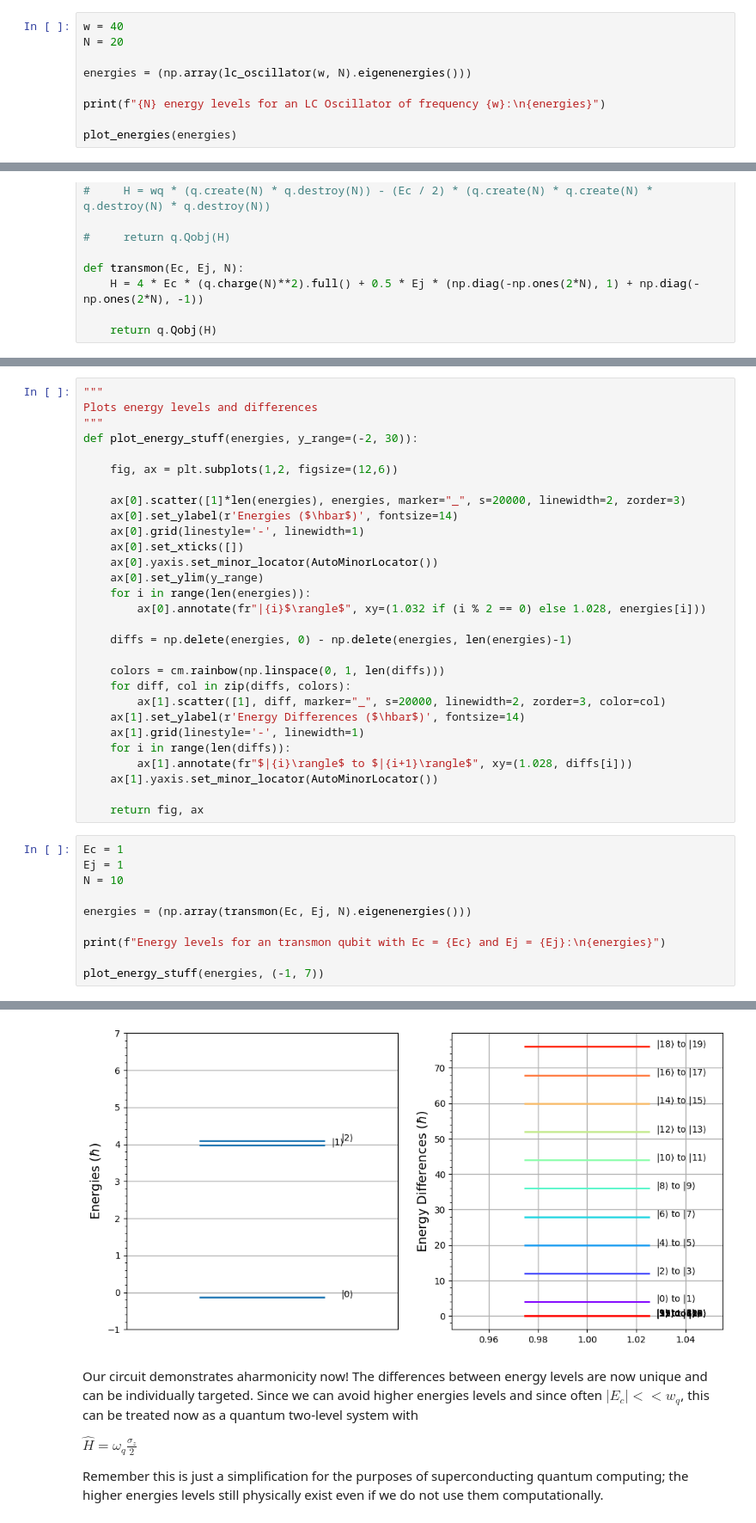
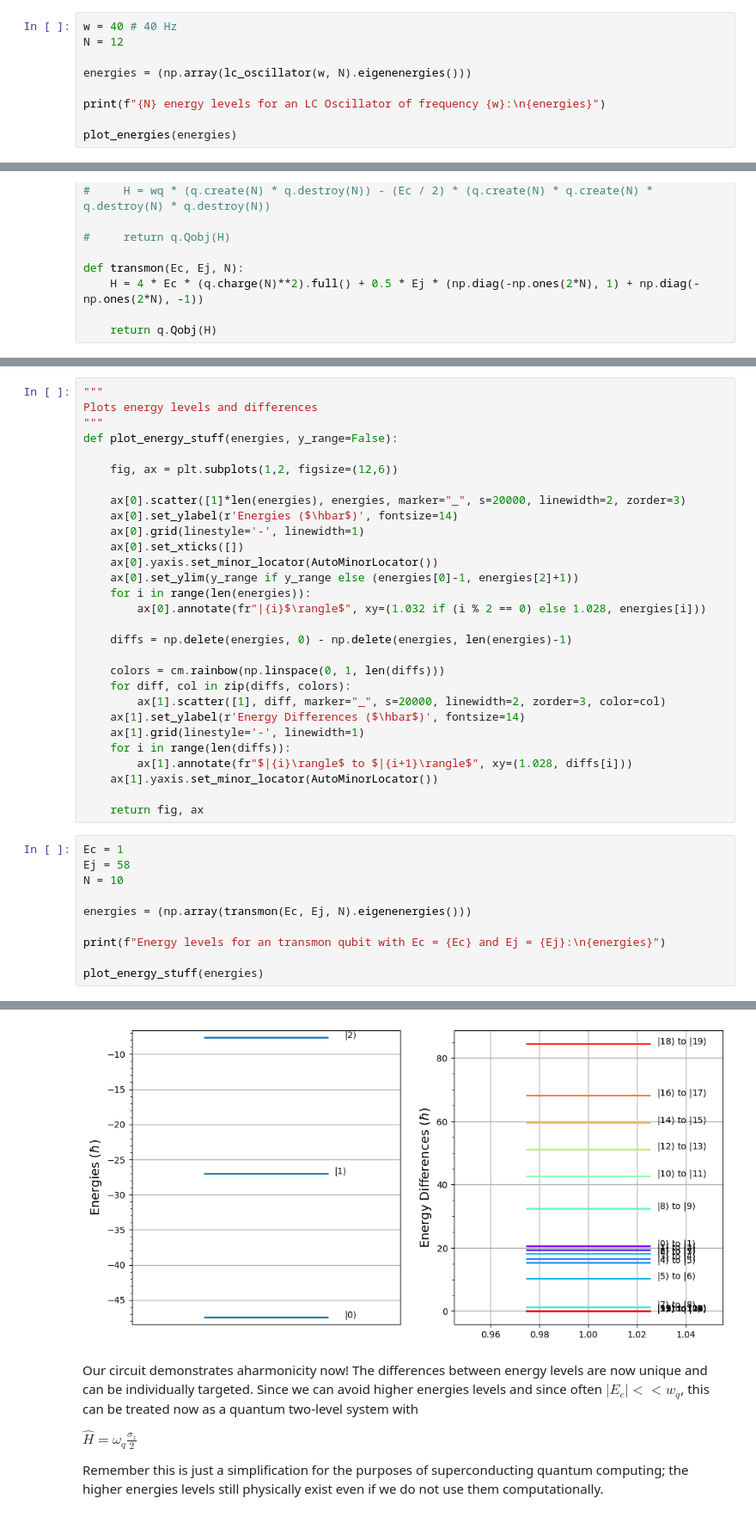
Before and after one commit to Khosmos3/Superconducting-Qubits, a Jupyter notebook: superconducting.ipynb, the cells around one changed output, grey strips where cells are left out. Shown at 86% size. Cells and saved outputs as stored; diff of their text form.

```diff
--- a/superconducting.ipynb
+++ b/superconducting.ipynb
@@ -75,6 +75,6 @@
 # %%
-w = 40
-N = 20
+w = 40 # 40 Hz
+N = 12
 
 energies = (np.array(lc_oscillator(w, N).eigenenergies()))
 
@@ -145,7 +144,7 @@ Let us view inspect its energy level structure.
 """
 Plots energy levels and differences
 """
-def plot_energy_stuff(energies, y_range=(-2, 30)):
+def plot_energy_stuff(energies, y_range=False):
 
     fig, ax = plt.subplots(1,2, figsize=(12,6))
 
@@ -154,7 +153,7 @@ def plot_energy_stuff(energies, y_range=(-2, 30)):
     ax[0].grid(linestyle='-', linewidth=1)
     ax[0].set_xticks([])
     ax[0].yaxis.set_minor_locator(AutoMinorLocator())
-    ax[0].set_ylim(y_range)
+    ax[0].set_ylim(y_range if y_range else (energies[0]-1, energies[2]+1))
     for i in range(len(energies)):
         ax[0].annotate(fr"|{i}$\rangle$", xy=(1.032 if (i % 2 == 0) else 1.028, energies[i]))
 
@@ -172,12 +171,12 @@ def plot_energy_stuff(energies, y_range=(-2, 30)):
     return fig, ax
 # %%
 Ec = 1
-Ej = 1
+Ej = 58
 N = 10
 
 energies = (np.array(transmon(Ec, Ej, N).eigenenergies()))
 
 print(f"Energy levels for an transmon qubit with Ec = {Ec} and Ej = {Ej}:\n{energies}")
 
-plot_energy_stuff(energies, (-1, 7))
+plot_energy_stuff(energies)
 # %% [output]
@@ -191,7 +189,7 @@ Energy levels for an transmon qubit with Ec = 1 and Ej = 1:
 (<Figure size 1200x600 with 2 Axes>,
  array([<Axes: ylabel='Energies ($\\hbar$)'>,
         <Axes: ylabel='Energy Differences ($\\hbar$)'>], dtype=object))
-[figure, old version]
+[figure, new version]
 # %% [markdown]
 Our circuit demonstrates aharmonicity now! The differences between energy levels are now unique and can be individually targeted. Since we can avoid higher energies levels and since often $|E_c|<<w_q$, this can be treated now as a quantum two-level system with
 
```
Also changed, not shown: parts of 13 cells of this notebook.
